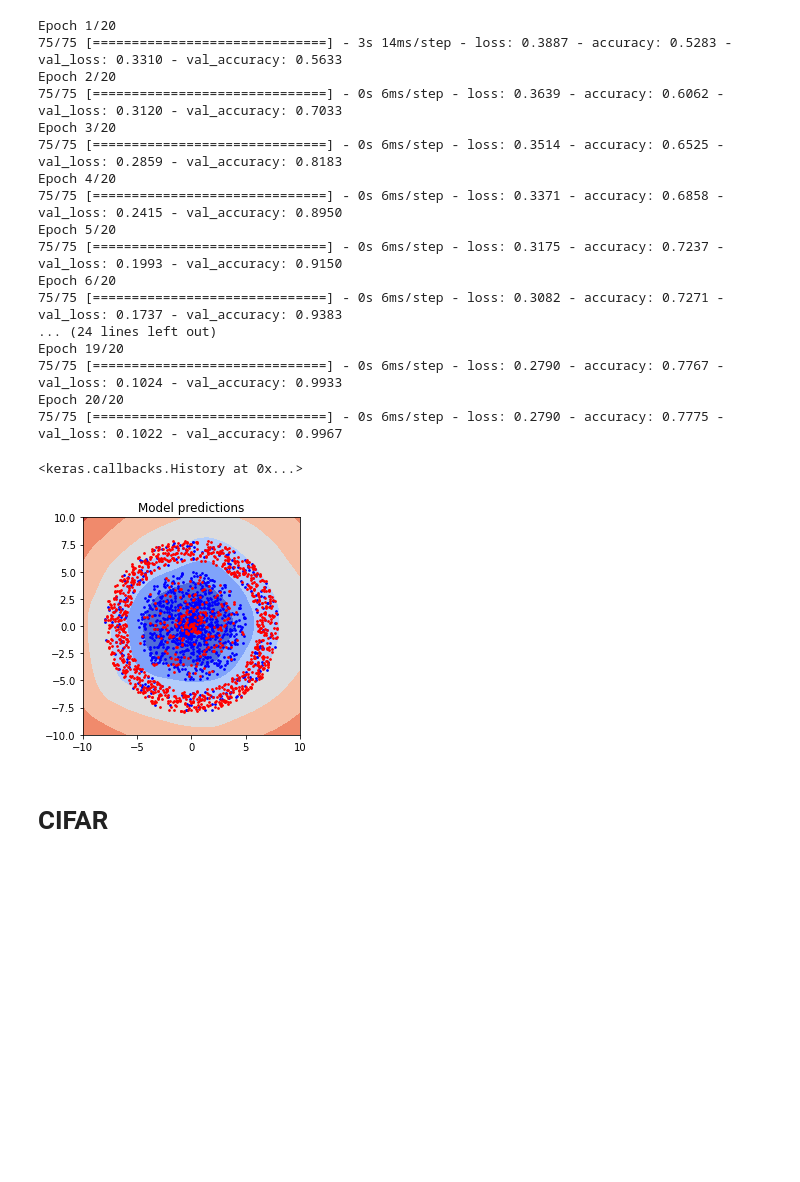
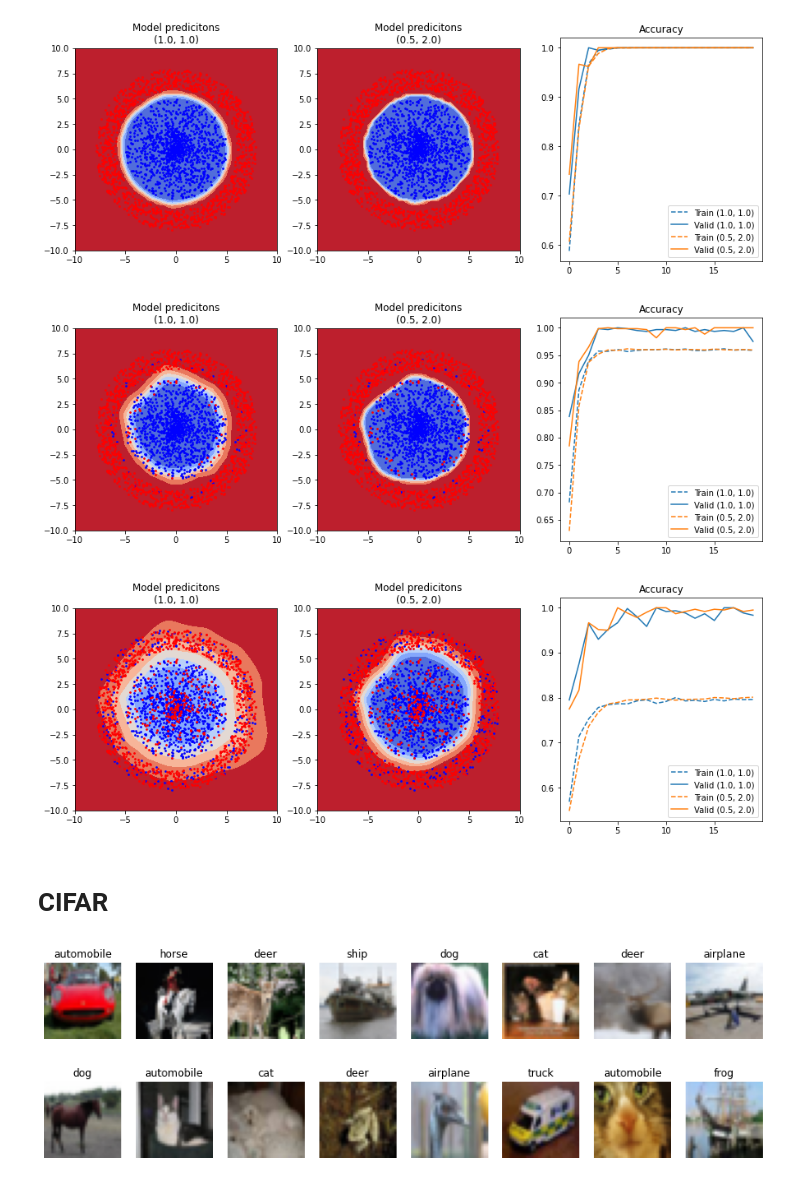
Before and after one commit to wblachowski/training-with-bitempered, a Jupyter notebook: Untitled.ipynb, the cells around one changed output. Saved outputs shown, nothing was run; the diff lists cells and outputs as text; code cells hidden in the pictures; blank space fills up the shorter version.

```diff
--- a/Untitled.ipynb
+++ b/Untitled.ipynb
@@ -50,10 +89,18 @@ class BiTemperedWrapper:
 # %%
-model = Sequential([
-    Input(shape=(len(X_train[0], ))),
-    Dense(64, activation='relu'),
-    Dropout(0.25),
-    Dense(64, activation='relu'),
-    Dropout(0.5),
-    Dense(2)
-])
-model.compile(loss=BiTemperedWrapper(t1=.5, t2=2.), optimizer=Adam(), metrics=['accuracy'])
+datasets = {'noise free':(X_train, y_train), 'margin':(X_train_margin, y_train_margin), 'global': (X_train_global, y_train_global)}
+temp_vals = [(1.,1.), (0.5, 2.)]
+results={}
+for dataset_name, (X_data, y_data) in datasets.items():
+    results[dataset_name]={}
+    for temps in temp_vals:
+        results[dataset_name][temps]={}
+        model = Sequential([
+            Input(shape=(len(X_train[0], ))),
+            Dense(64, activation='relu'),
+            Dense(64, activation='relu'),
+            Dense(2)
+        ])
+        model.compile(loss=BiTemperedWrapper(*temps), optimizer=Adam(), metrics=['accuracy'])
+        history = model.fit(X_data, y_data, validation_data=(X_valid, y_valid), epochs=20)
+        results[dataset_name][temps]['model'] = model
+        results[dataset_name][temps]['history'] = history.history
@@ -60,28 +125,21 @@ model.compile(loss=BiTemperedWrapper(t1=.5, t2=2.), optimizer=Adam(), metrics=['
-# %%
-model.fit(X_train, y_train, validation_data=(X_test, y_valid), epochs=20)
-# %% [output]
-Epoch 1/20
-75/75 [==============================] - 3s 14ms/step - loss: 0.3887 - accuracy: 0.5283 - val_loss: 0.3310 - val_accuracy: 0.5633
-Epoch 2/20
-75/75 [==============================] - 0s 6ms/step - loss: 0.3639 - accuracy: 0.6062 - val_loss: 0.3120 - val_accuracy: 0.7033
-Epoch 3/20
-75/75 [==============================] - 0s 6ms/step - loss: 0.3514 - accuracy: 0.6525 - val_loss: 0.2859 - val_accuracy: 0.8183
-Epoch 4/20
-75/75 [==============================] - 0s 6ms/step - loss: 0.3371 - accuracy: 0.6858 - val_loss: 0.2415 - val_accuracy: 0.8950
-Epoch 5/20
-75/75 [==============================] - 0s 6ms/step - loss: 0.3175 - accuracy: 0.7237 - val_loss: 0.1993 - val_accuracy: 0.9150
-Epoch 6/20
-75/75 [==============================] - 0s 6ms/step - loss: 0.3082 - accuracy: 0.7271 - val_loss: 0.1737 - val_accuracy: 0.9383
-... (24 lines left out)
-Epoch 19/20
-75/75 [==============================] - 0s 6ms/step - loss: 0.2790 - accuracy: 0.7767 - val_loss: 0.1024 - val_accuracy: 0.9933
-Epoch 20/20
-75/75 [==============================] - 0s 6ms/step - loss: 0.2790 - accuracy: 0.7775 - val_loss: 0.1022 - val_accuracy: 0.9967
-<keras.callbacks.History at 0x...>
-# %%
-plot_predictions(model, X_train, y_train)
-# %% [output]
-[figure, removed]
+# %%
+colors = plt.cm.get_cmap('tab10').colors
+for dataset_name in datasets.keys():
+    plt.figure(figsize=(15,5))
+    for i, temps in enumerate(temp_vals):
+        plt.subplot(1, len(temps)+1, i+1)
+        plot_predictions(results[dataset_name][temps]['model'], *datasets[dataset_name], title=f'Model predicitons\n{temps}')
+    plt.subplot(1, len(temps)+1, len(temps)+1)
+    plt.title("Accuracy")
+    for i, temps in enumerate(temp_vals):
+        plt.plot(results[dataset_name][temps]['history']['accuracy'], '--', color=colors[i], label=f'Train {temps}')
+        plt.plot(results[dataset_name][temps]['history']['val_accuracy'], color=colors[i], label=f'Valid {temps}')
+    plt.legend()
+    plt.show()
+# %% [output]
+[figure, added]
+[figure, added]
+[figure, added]
 # %% [markdown]
 # CIFAR
 # %%
@@ -90 +151,9 @@ ssl._create_default_https_context = ssl._create_unverified_context
+# %%
+plot_cifar(X_train, y_train)
+# %% [output]
+[figure, added]
+# %%
+plot_cifar(X_train[small_noise_idx], y_train_small_noise[small_noise_idx])
+# %% [output]
+[figure, added]
 # %%
```
Also changed, not shown: parts of 23 cells of this notebook.
